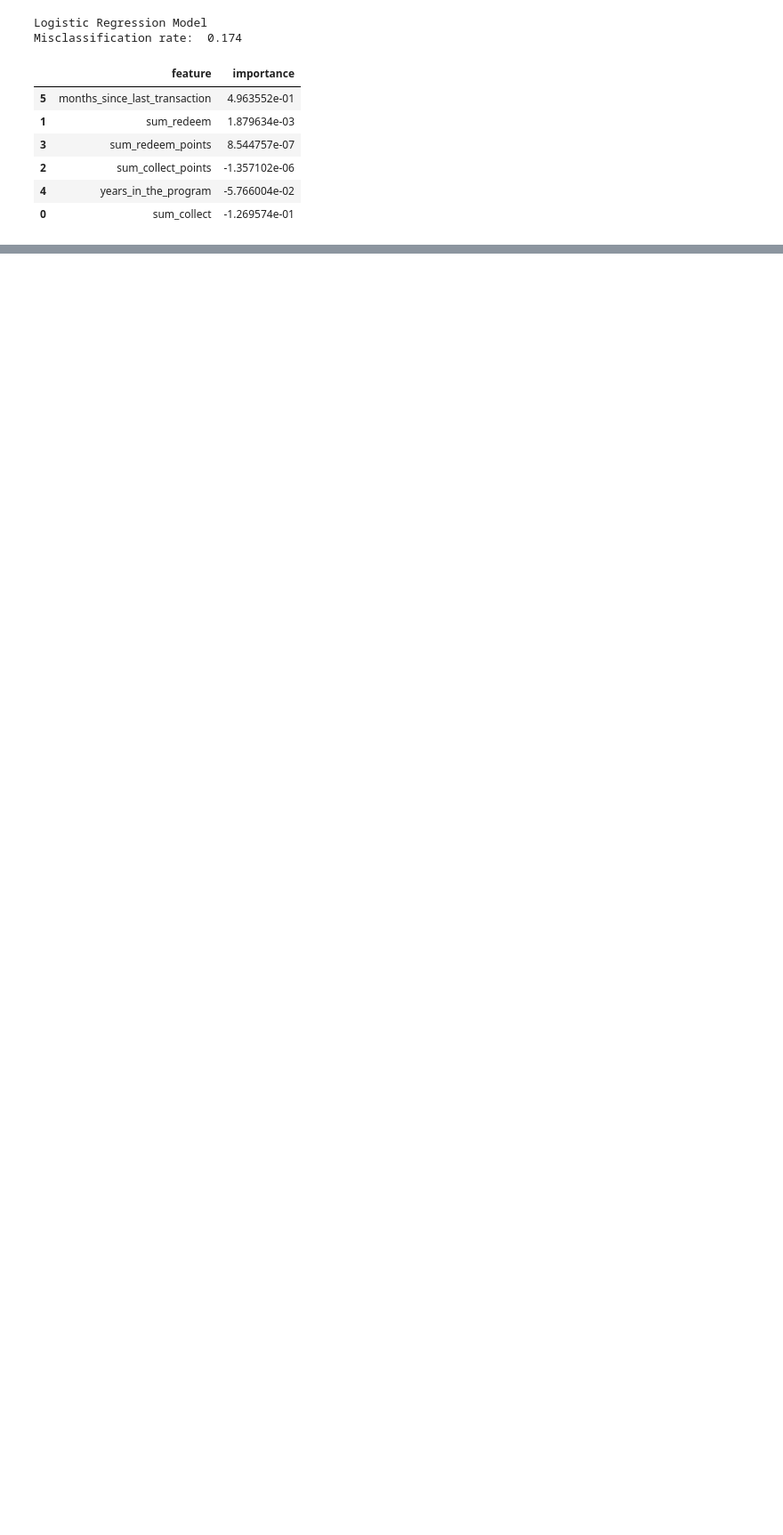
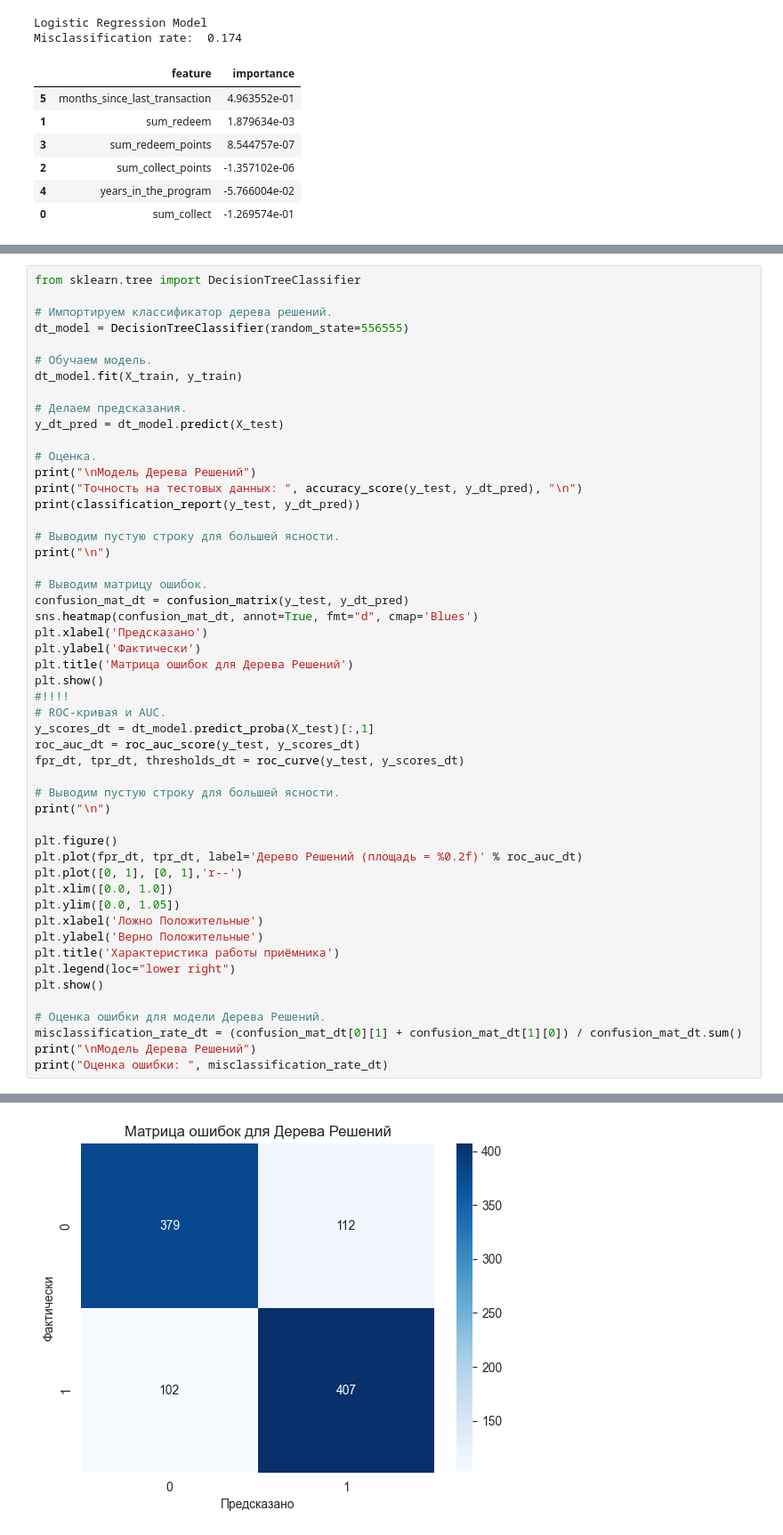
Before and after one commit to kelsinbek/CustomerChurn, a Jupyter notebook: churn.ipynb, the cells around one changed output, grey strips where cells are left out. Shown: that part at 89% size. Saved outputs shown, nothing was run; the diff lists cells and outputs as text; blank space fills up the shorter version.

Commit message:
Модель дерево решений

```diff
--- a/churn.ipynb
+++ b/churn.ipynb
@@ -287,0 +292,52 @@ Misclassification rate:  0.174
+# %%
+from sklearn.tree import DecisionTreeClassifier
+
+# Импортируем классификатор дерева решений.
+dt_model = DecisionTreeClassifier(random_state=556555)
+
+# Обучаем модель.
+dt_model.fit(X_train, y_train)
+
+# Делаем предсказания.
+y_dt_pred = dt_model.predict(X_test)
+
+# Оценка.
+print("\nМодель Дерева Решений")
+print("Точность на тестовых данных: ", accuracy_score(y_test, y_dt_pred), "\n")
+print(classification_report(y_test, y_dt_pred))
+
+# Выводим пустую строку для большей ясности.
+print("\n")
+
+# Выводим матрицу ошибок.
+confusion_mat_dt = confusion_matrix(y_test, y_dt_pred)
+sns.heatmap(confusion_mat_dt, annot=True, fmt="d", cmap='Blues')
+plt.xlabel('Предсказано')
+plt.ylabel('Фактически')
+plt.title('Матрица ошибок для Дерева Решений')
+plt.show()
+#!!!!
+# ROC-кривая и AUC.
+y_scores_dt = dt_model.predict_proba(X_test)[:,1]
+roc_auc_dt = roc_auc_score(y_test, y_scores_dt)
+fpr_dt, tpr_dt, thresholds_dt = roc_curve(y_test, y_scores_dt)
+
+# Выводим пустую строку для большей ясности.
+print("\n")
+
+plt.figure()
+plt.plot(fpr_dt, tpr_dt, label='Дерево Решений (площадь = %0.2f)' % roc_auc_dt)
+plt.plot([0, 1], [0, 1],'r--')
+plt.xlim([0.0, 1.0])
+plt.ylim([0.0, 1.05])
+plt.xlabel('Ложно Положительные')
+plt.ylabel('Верно Положительные')
+plt.title('Характеристика работы приёмника')
+plt.legend(loc="lower right")
+plt.show()
+
+# Оценка ошибки для модели Дерева Решений.
+misclassification_rate_dt = (confusion_mat_dt[0][1] + confusion_mat_dt[1][0]) / confusion_mat_dt.sum()
+print("\nМодель Дерева Решений")
+print("Оценка ошибки: ", misclassification_rate_dt)
+# %% [output]
@@ -287,0 +355 @@ Misclassification rate:  0.174
+[figure, added]
```
Also changed, not shown: parts of 7 cells of this notebook.
